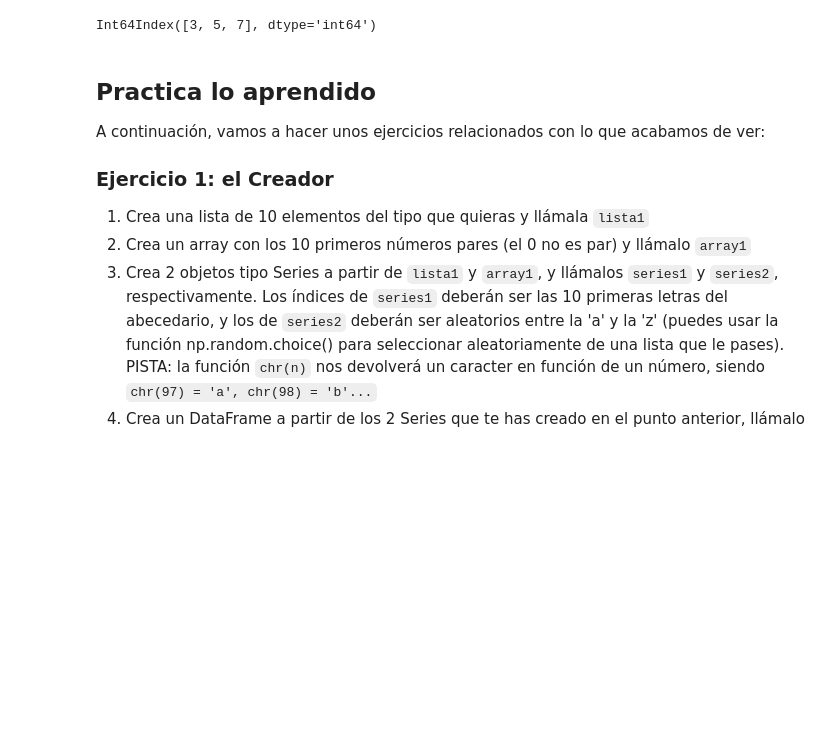
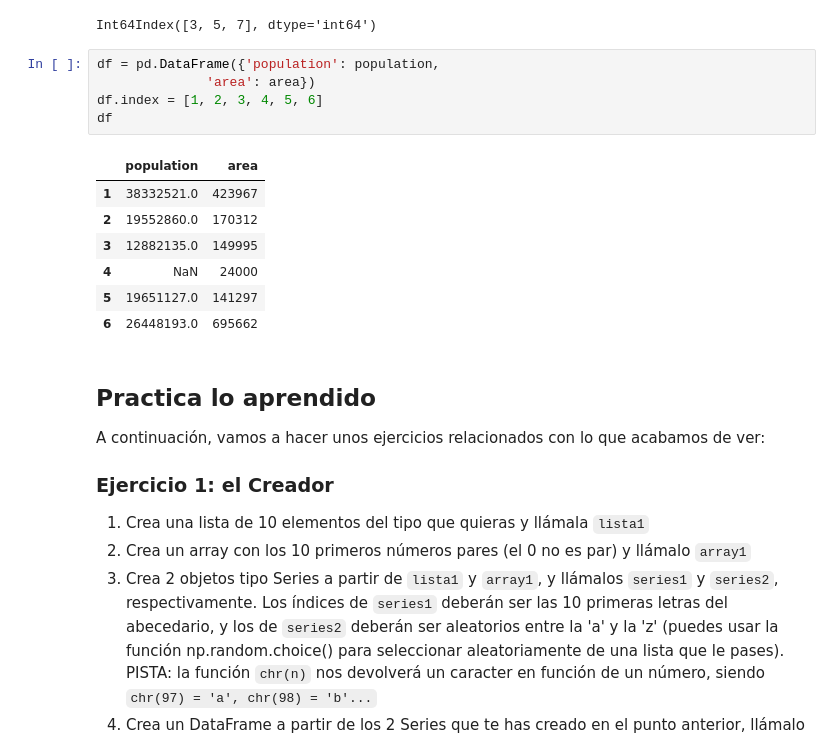
Before and after one commit to ClaraLL7/DS-part-time-sep2020, a Jupyter notebook: semana_6/dia_1/1_IntroPandas.ipynb, the cells around one changed output. Drawn from its saved outputs; the diff is of its cells as text; blank space fills up the shorter version.

```diff
--- a/semana_6/dia_1/1_IntroPandas.ipynb
+++ b/semana_6/dia_1/1_IntroPandas.ipynb
@@ -492,6 +517,19 @@ Al igual que con los sets, estas operaciones también podrían ser realizadas me
 indA.intersection(indB)
 # %% [output]
 Int64Index([3, 5, 7], dtype='int64')
+# %%
+df = pd.DataFrame({'population': population,
+              'area': area})
+df.index = [1, 2, 3, 4, 5, 6]
+df
+# %% [output]
+|  | population | area |
+| 1 | 38332521.0 | 423967 |
+| 2 | 19552860.0 | 170312 |
+| 3 | 12882135.0 | 149995 |
+| 4 | NaN | 24000 |
+| 5 | 19651127.0 | 141297 |
+| 6 | 26448193.0 | 695662 |
 # %% [markdown]
 ## Practica lo aprendido
 
```
Also changed, not shown: parts of 16 cells of this notebook, 9 other files.
